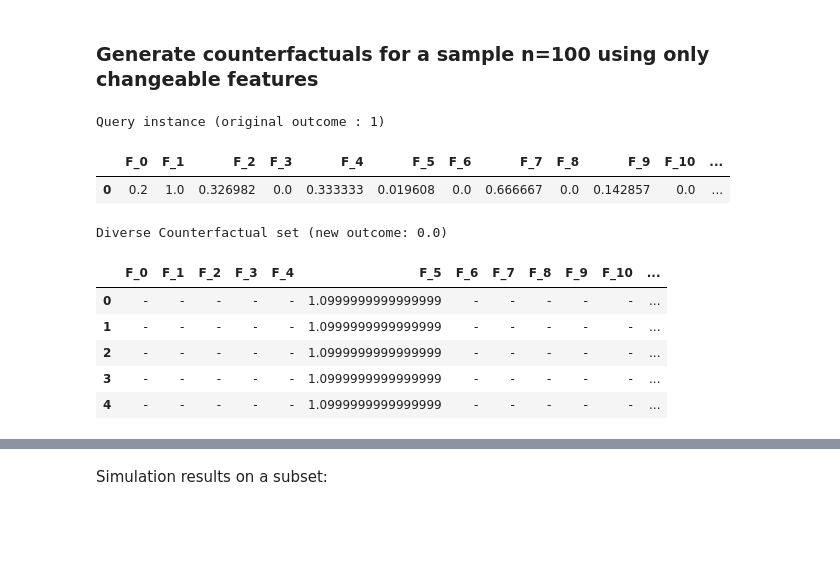
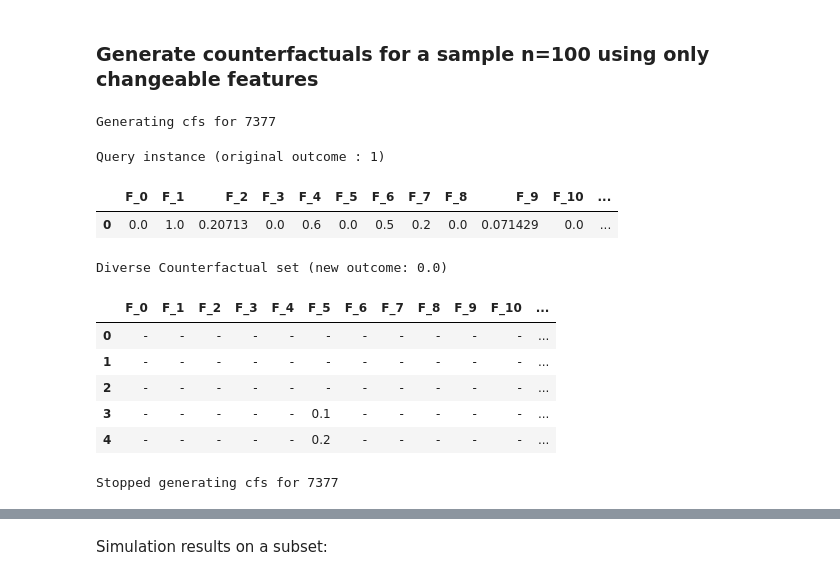
Before and after one commit to KseniaKingsep/interpretable-ml-risks, a Jupyter notebook: notebooks/1_2_CaseCI.ipynb, the cells around one changed output, grey strips where cells are left out. Saved outputs shown, nothing was run; the diff lists cells and outputs as text; code cells hidden in the pictures; blank space fills up the shorter version.

```diff
--- a/notebooks/1_2_CaseCI.ipynb
+++ b/notebooks/1_2_CaseCI.ipynb
@@ -92,16 +68,18 @@ dice = DiCeReport(case, desired_class=0,
 dice.create_explainer(method='random')
 # %%
 # example for one instance
-dice.get_cf(90, printout=True)
+dice.get_cf(7377, printout=True)
 # %% [output]
-Query instance (original outcome : 1)
+Generating cfs for 7377
+Query instance (original outcome : 1)
 |  | F_0 | F_1 | F_2 | F_3 | F_4 | F_5 | F_6 | F_7 | F_8 | F_9 | F_10 | ... |
-| 0 | 0.2 | 1.0 | 0.326982 | 0.0 | 0.333333 | 0.019608 | 0.0 | 0.666667 | 0.0 | 0.142857 | 0.0 | ... |
+| 0 | 0.0 | 1.0 | 0.20713 | 0.0 | 0.6 | 0.0 | 0.5 | 0.2 | 0.0 | 0.071429 | 0.0 | ... |
-Diverse Counterfactual set (new outcome: 0.0)
+Diverse Counterfactual set (new outcome: 0.0)
 |  | F_0 | F_1 | F_2 | F_3 | F_4 | F_5 | F_6 | F_7 | F_8 | F_9 | F_10 | ... |
-| 0 | - | - | - | - | - | 1.0999999999999999 | - | - | - | - | - | ... |
-| 1 | - | - | - | - | - | 1.0999999999999999 | - | - | - | - | - | ... |
-| 2 | - | - | - | - | - | 1.0999999999999999 | - | - | - | - | - | ... |
-| 3 | - | - | - | - | - | 1.0999999999999999 | - | - | - | - | - | ... |
-| 4 | - | - | - | - | - | 1.0999999999999999 | - | - | - | - | - | ... |
+| 0 | - | - | - | - | - | - | - | - | - | - | - | ... |
+| 1 | - | - | - | - | - | - | - | - | - | - | - | ... |
+| 2 | - | - | - | - | - | - | - | - | - | - | - | ... |
+| 3 | - | - | - | - | - | 0.1 | - | - | - | - | - | ... |
+| 4 | - | - | - | - | - | 0.2 | - | - | - | - | - | ... |
+Stopped generating cfs for 7377
 # %%
```
Also changed, not shown: parts of 9 cells of this notebook, 3 other files.
